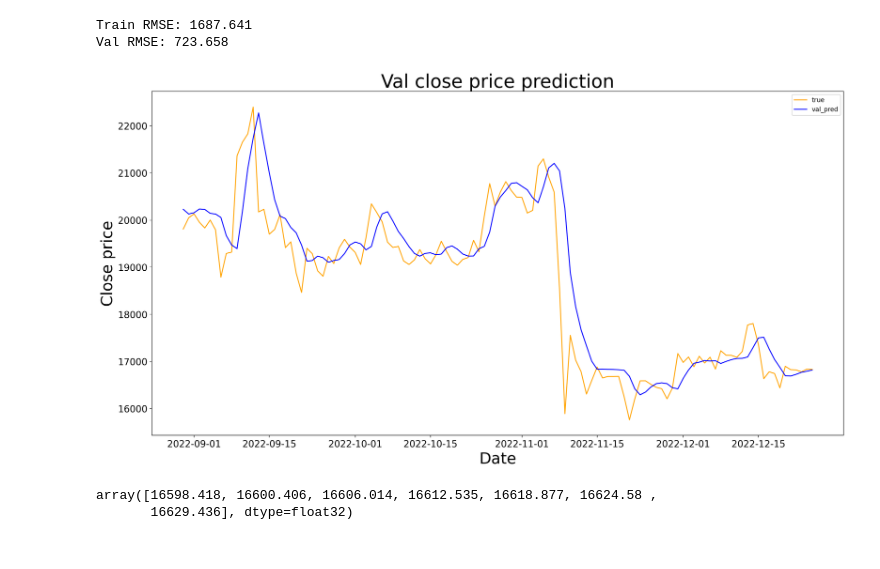
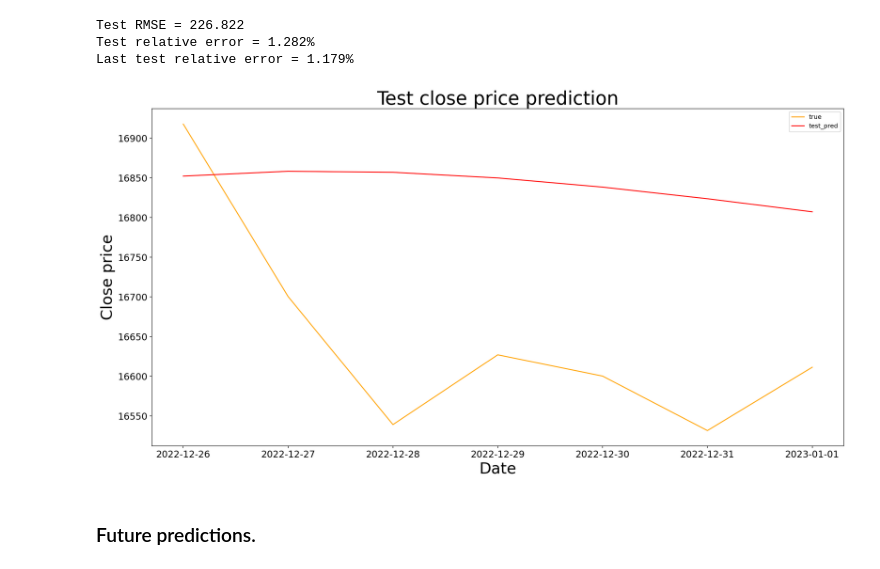
Before and after one commit to hipokratus1/Black-Litterman-Optimization, a Jupyter notebook: notebooks/LSTM.ipynb, the cells around one changed output. Drawn from its saved outputs; the diff is of its cells as text; code cells hidden in the pictures.

Commit message:
All models tuned and updated.

```diff
--- a/notebooks/LSTM.ipynb
+++ b/notebooks/LSTM.ipynb
@@ -49,11 +48,10 @@ plt.show()
 # %%
 from sklearn.preprocessing import MinMaxScaler
 import numpy as np
-from sklearn.model_selection import train_test_split
 
 period = 7
+scaler = MinMaxScaler(feature_range=(0, 1))
 test = close[-period:]
-scaler = MinMaxScaler(feature_range=(0, 1))
-scaled_close = scaler.fit_transform(np.array(close[:-period]).reshape(-1, 1))
-train, val = train_test_split(scaled_close, test_size=0.2, shuffle=False)
+test_dates = dates[-period:]
+train = scaler.fit_transform(np.array(close[:-period]).reshape(-1, 1))
 # %% [markdown]
@@ -102,2 +82,0 @@ WARNING:tensorflow:Layer lstm_3 will not use cuDNN kernels since it doesn't meet
-# %%
-history = model.fit(X_train, y_train, validation_data=(X_val,y_val), epochs=300, batch_size=64, verbose=1)
@@ -149,35 +83,39 @@ original_yval = scaler.inverse_transform(y_val.reshape(-1,1))
-# %%
-from sklearn.metrics import mean_squared_error
-
-print("Train RMSE: %.3f" % mean_squared_error(original_ytrain, train_pred, squared=False))
-print("Val RMSE: %.3f" % mean_squared_error(original_yval, val_pred, squared=False))
-# %% [output]
-Train RMSE: 1687.641
-Val RMSE: 723.658
+# %%
+from sklearn.metrics import mean_squared_error
+best_train_batch = 35
+X_train, y_train = create_sequences(train, best_train_batch)
+X_train = X_train.reshape(X_train.shape[0], X_train.shape[1], 1)
+model.fit(X_train, y_train, epochs=100, batch_size=64, verbose=0)
+X_train_ = train[-best_train_batch:].reshape(1, best_train_batch, 1)
+test_pred = []
+for i in range(period):
+    next_pred = model.predict(X_train_, verbose=0)
+    X_train_ = X_train_.reshape(X_train_.shape[1])[1:]
+    X_train_ = np.append(X_train_, next_pred)
+    X_train_ = X_train_.reshape(1, best_train_batch, 1)
+    test_pred.append(next_pred[0][0])
+
+test_pred = scaler.inverse_transform(np.array(test_pred).reshape(-1, 1)).reshape(period)
+test_RMSE = mean_squared_error(test, test_pred, squared=False)
+test_rel_error = ((abs(test - test_pred)) / test) * 100
+print("Test RMSE = %.3f" % test_RMSE, sep="")
+print("Test relative error = %.3f" % test_rel_error.mean(), '%', sep="")
+print("Last test relative error = %.3f" % test_rel_error[-1], '%', sep="")
+# %% [output]
+Test RMSE = 226.822
+Test relative error = 1.282%
+Last test relative error = 1.179%
 # %%
-plt.title("Val close price prediction", fontsize = 30)
-plt.plot(dates[2*train_batch+len(train_pred):-period], close[2*train_batch+len(train_pred):-period], color = 'orange', label = 'true')
-plt.plot(dates[2*train_batch+len(train_pred):-period], val_pred, color = 'blue', label = 'val_pred')
+plt.title("Test close price prediction", fontsize = 30)
+plt.plot(test_dates, test, color = 'orange', label = 'true')
+plt.plot(test_dates, test_pred, color = 'red', label = 'test_pred')
 plt.xlabel("Date", fontsize = 25)
 plt.ylabel("Close price", fontsize = 25)
 plt.xticks(fontsize = 15)
 plt.yticks(fontsize = 15)
 plt.legend()
 plt.show()
 # %% [output]
-[figure, old version]
+[figure, new version]
-# %%
-X_train = scaled_close[-train_batch:].reshape(1, train_batch, 1)
-test_pred = []
-for i in range(period):
-    next_pred = model.predict(X_train, verbose=0)
-    X_train = X_train.reshape(X_train.shape[1])[1:]
-    X_train = np.append(X_train, next_pred)
-    X_train = X_train.reshape(1, train_batch, 1)
-    test_pred.append(next_pred[0][0])
-
-test_pred = scaler.inverse_transform(np.array(test_pred).reshape(-1, 1)).reshape(period)
-test_pred
-# %% [output]
-array([16598.418, 16600.406, 16606.014, 16612.535, 16618.877, 16624.58 ,
-       16629.436], dtype=float32)
+# %% [markdown]
+### Future predictions. ###
```
Also changed, not shown: parts of 16 cells of this notebook, 1 other file.
